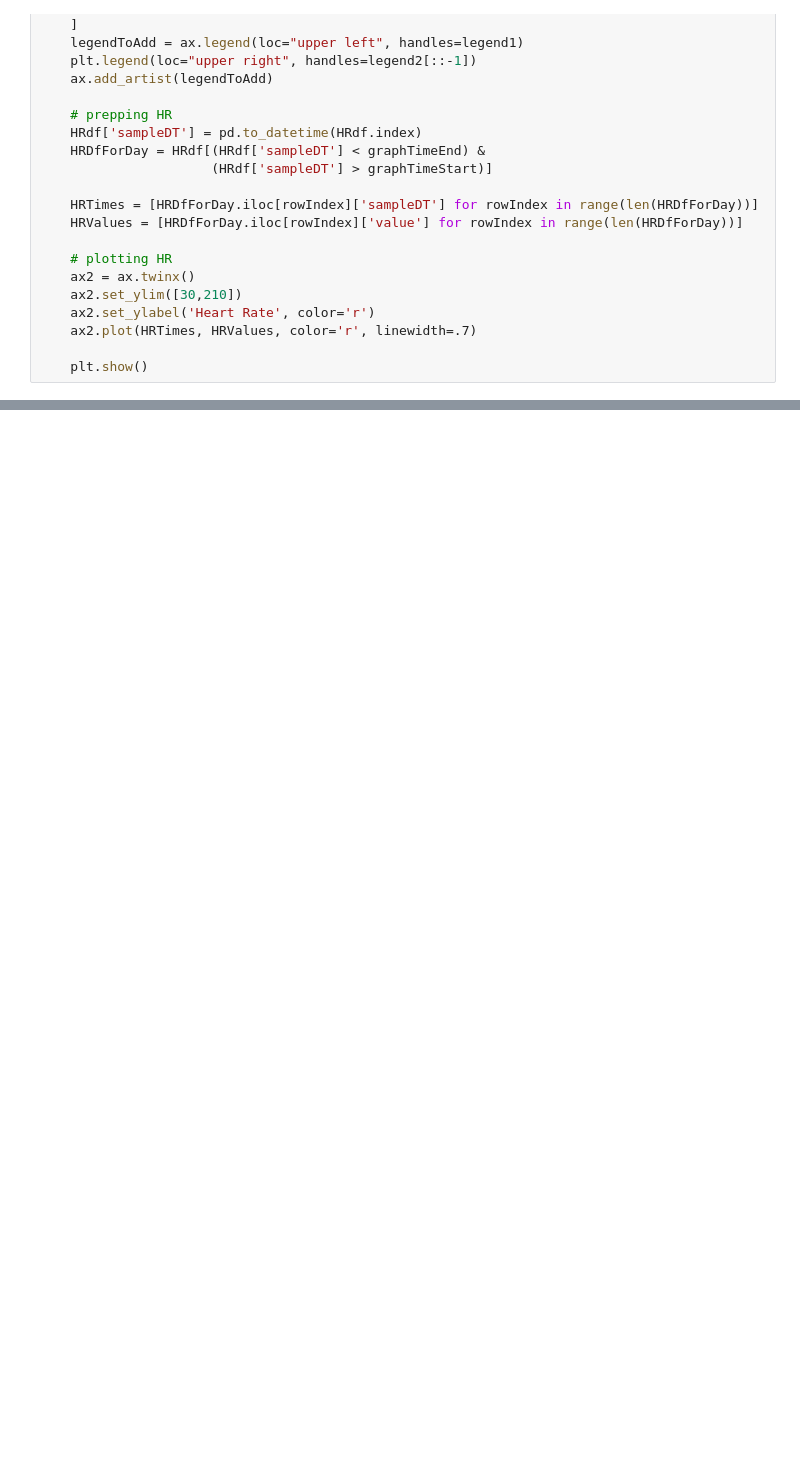
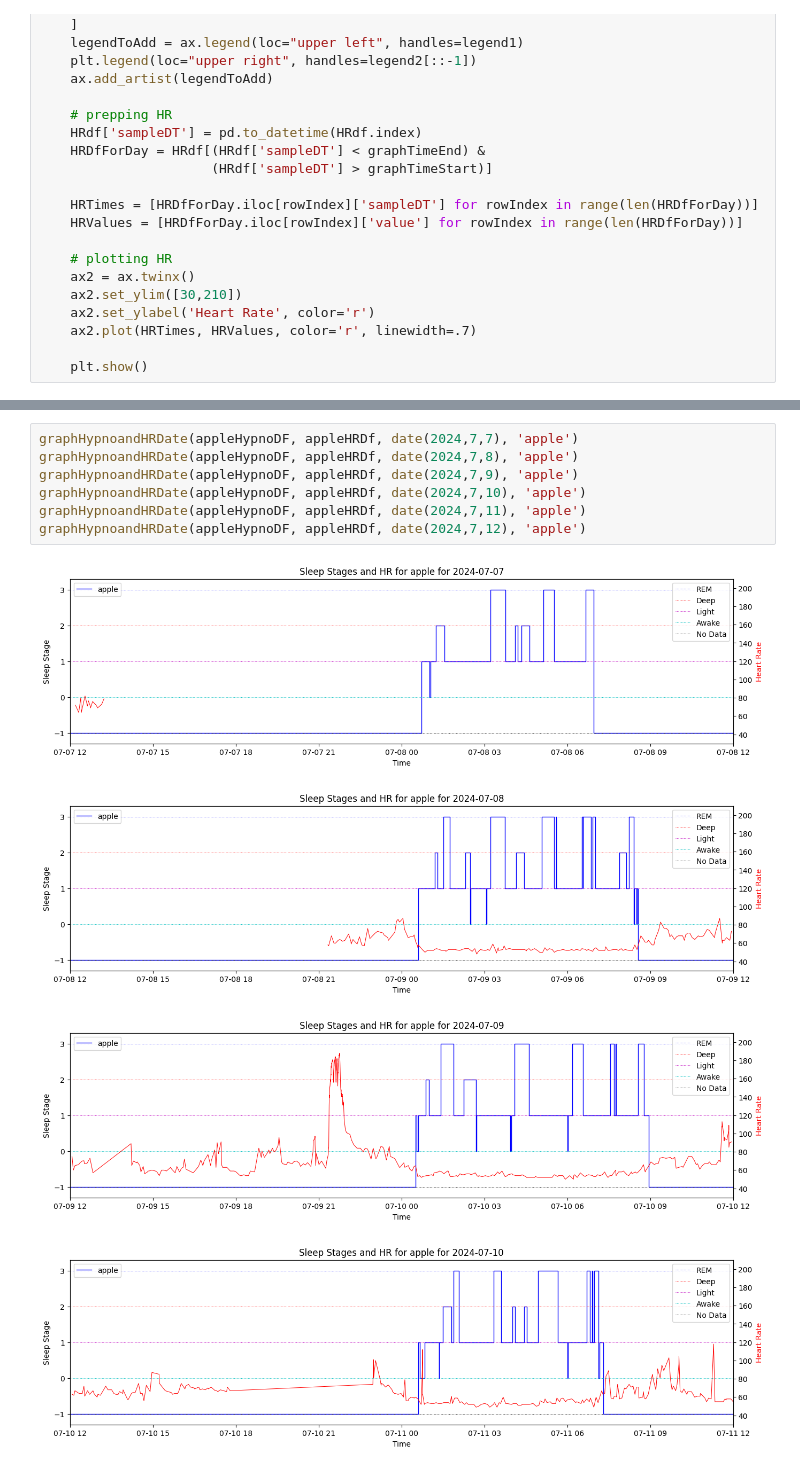
Before and after one commit to AbhikChowdhury6/dataImport, a Jupyter notebook: analyisis/graphingDaysSleepWithHR.ipynb, the cells around one changed output, grey strips where cells are left out. Saved outputs shown, nothing was run; the diff lists cells and outputs as text; blank space fills up the shorter version.

```diff
--- a/analyisis/graphingDaysSleepWithHR.ipynb
+++ b/analyisis/graphingDaysSleepWithHR.ipynb
@@ -151,0 +155,12 @@ graphHypnoandHRDate(fitbitHypnoDF, fitbitHRDf, date(2021,8,20), 'fitbit')
+# %%
+graphHypnoandHRDate(appleHypnoDF, appleHRDf, date(2024,7,7), 'apple')
+graphHypnoandHRDate(appleHypnoDF, appleHRDf, date(2024,7,8), 'apple')
+graphHypnoandHRDate(appleHypnoDF, appleHRDf, date(2024,7,9), 'apple')
+graphHypnoandHRDate(appleHypnoDF, appleHRDf, date(2024,7,10), 'apple')
+graphHypnoandHRDate(appleHypnoDF, appleHRDf, date(2024,7,11), 'apple')
+graphHypnoandHRDate(appleHypnoDF, appleHRDf, date(2024,7,12), 'apple')
+# %% [output]
+[figure, added]
+[figure, added]
+[figure, added]
+[figure, added]
```
Also changed, not shown: parts of 7 cells of this notebook, 1 other file.
